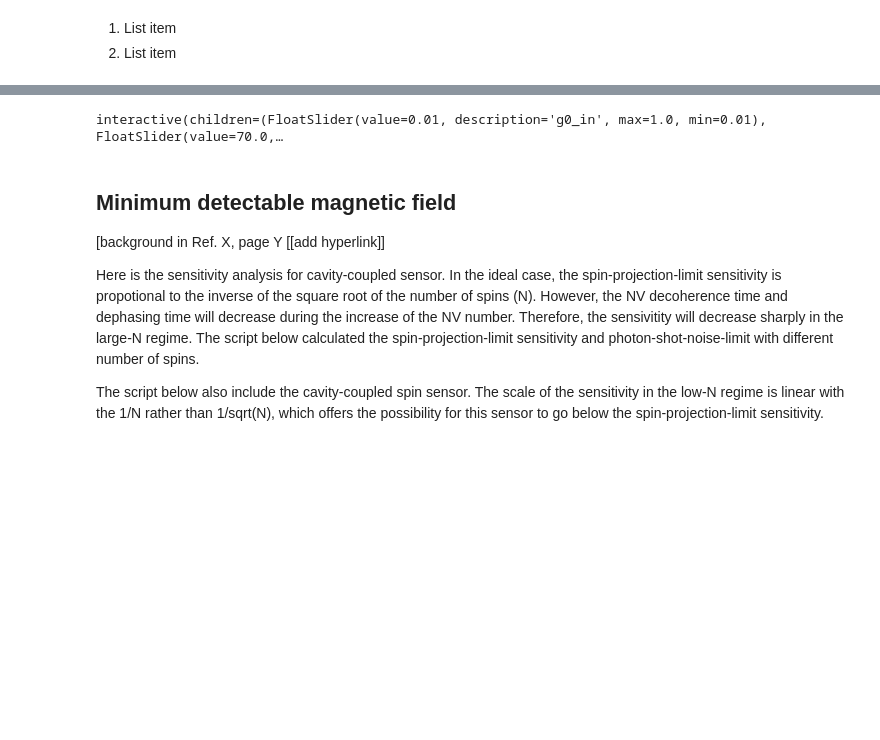
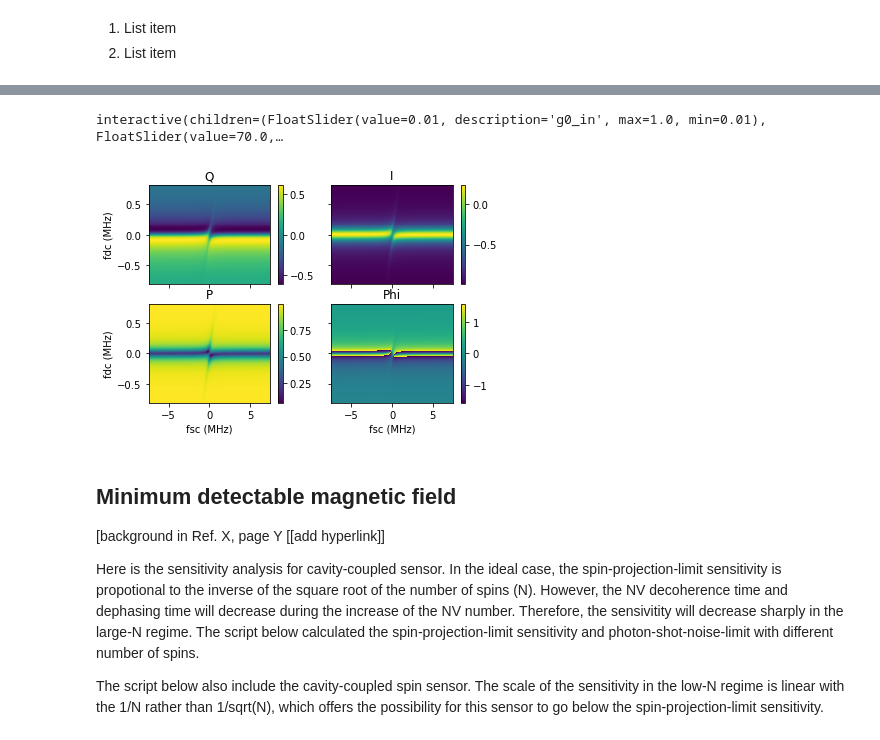
Before and after one commit to dkeathley/6.2410-lab, a Jupyter notebook: _sources/T3E3-LAB-Cavity_QED_sensor.ipynb, the cells around one changed output, grey strips where cells are left out. Drawn from its saved outputs; the diff is of its cells as text; code cells hidden in the pictures; blank space fills up the shorter version.

```diff
--- a/_sources/T3E3-LAB-Cavity_QED_sensor.ipynb
+++ b/_sources/T3E3-LAB-Cavity_QED_sensor.ipynb
@@ -108,33 +108,36 @@ def runFunc(g0_in=0.01, kc0_in = 70, kc1_in = 111, ks_in = 308):
     ax4 = figAxes[1,1];
 
 
     c = ax1.pcolormesh(y, x, quadratureOut)
     ax1.set_title('Q')
     #ax1.set_xlabel('fsc (MHz)')
     ax1.set_ylabel('fdc (MHz)')
     fig.colorbar(c, ax=ax1)
 
     c = ax2.pcolormesh(y, x, inphaseOut)
     ax2.set_title('I')
     #ax2.set_xlabel('fsc (MHz)')
     #ax2.set_ylabel('fdc (MHz)')
     fig.colorbar(c, ax=ax2)
 
     c = ax3.pcolormesh(y, x, np.sqrt(pow(quadratureOut,2)+pow(inphaseOut,2)))
     ax3.set_title('P')
     ax3.set_xlabel('fsc (MHz)')
     ax3.set_ylabel('fdc (MHz)')
     fig.colorbar(c, ax=ax3)
 
     c = ax4.pcolormesh(y, x, np.arctan( np.divide(quadratureOut,inphaseOut)))
     ax4.set_title('Phi')
     ax4.set_xlabel('fsc (MHz)')
     #ax4.set_ylabel('fdc (MHz)')
     fig.colorbar(c, ax=ax4)
 
     plt.show()
+
+runFunc()
 # %% [output]
 interactive(children=(FloatSlider(value=0.01, description='g0_in', max=1.0, min=0.01), FloatSlider(value=70.0,…
+[figure, added]
 # %% [markdown]
 ## Minimum detectable magnetic field
 
```
Also changed, not shown: 6 other files.
